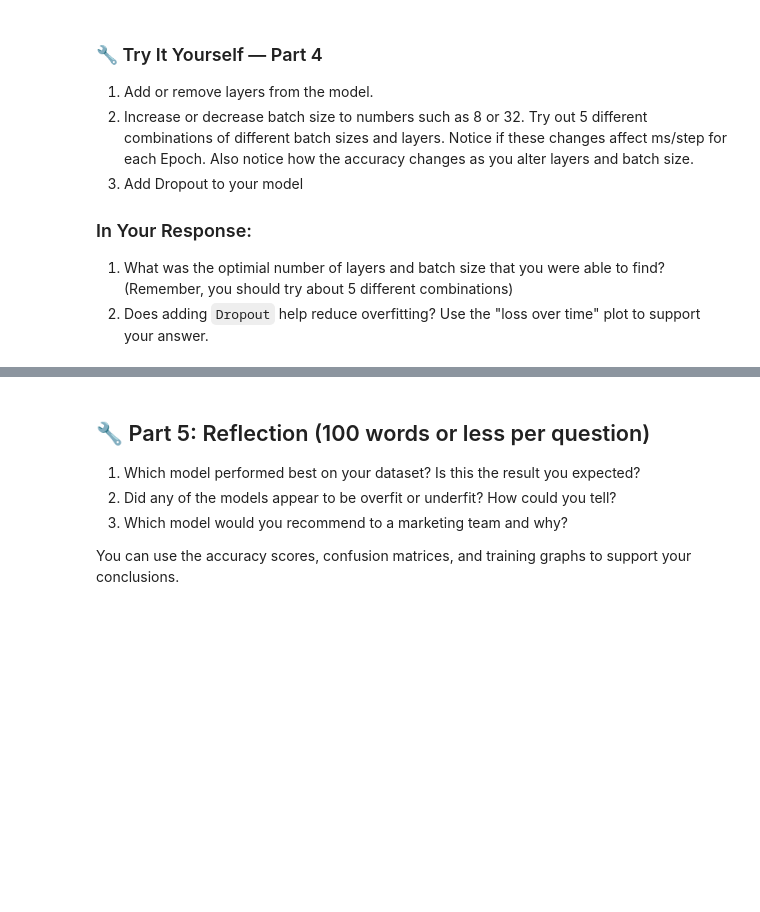
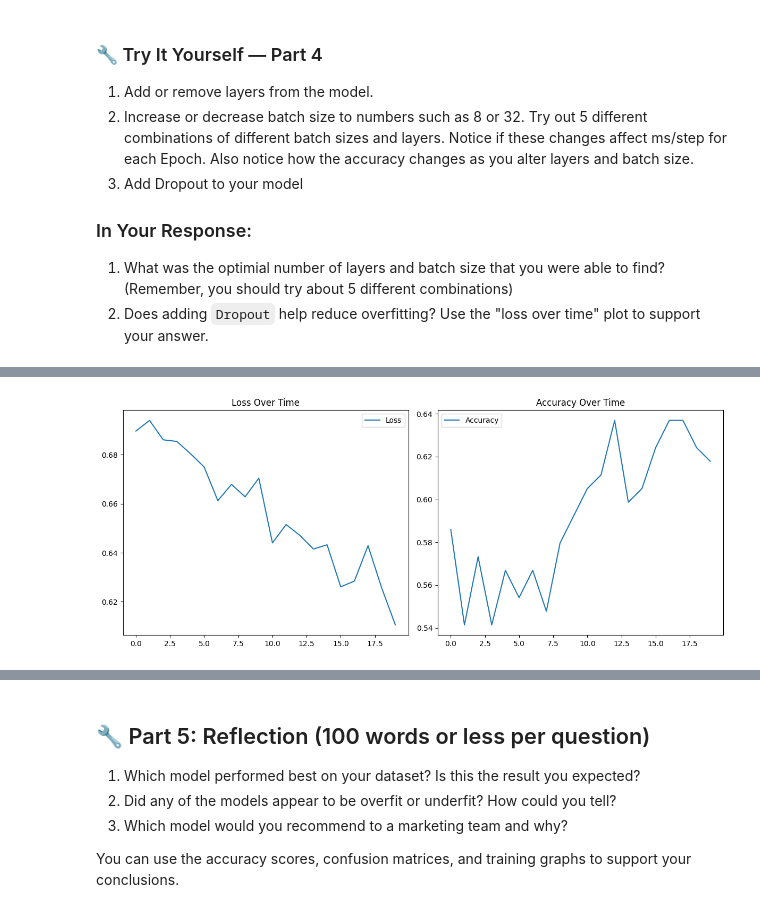
Before and after one commit to expely/Business-Analytics-Labs, a Jupyter notebook: Labs/lab_12_bayes_svm_neural.ipynb, the cells around one changed output, grey strips where cells are left out. Saved outputs shown, nothing was run; the diff lists cells and outputs as text; code cells hidden in the pictures; blank space fills up the shorter version.

```diff
--- a/Labs/lab_12_bayes_svm_neural.ipynb
+++ b/Labs/lab_12_bayes_svm_neural.ipynb
@@ -208,0 +288,24 @@ print("Accuracy:", accuracy_score(y_test_svm, y_pred_svm))
+# %%
+# Train SVM With 0.1
+svm_model = SVC(kernel='linear', C=0.1, gamma='scale')
+svm_model.fit(X_train_svm, y_train_svm)
+
+# Predict
+y_pred_svm = svm_model.predict(X_test_svm)
+
+# Evaluate
+print("0.1 Confusion Matrix:\n", confusion_matrix(y_test_svm, y_pred_svm))
+print("\n0.1 Classification Report:\n", classification_report(y_test_svm, y_pred_svm))
+print("0.1 Accuracy:", accuracy_score(y_test_svm, y_pred_svm))
+
+# Train SVM With 10
+svm_model = SVC(kernel='linear', C=10, gamma='scale')
+svm_model.fit(X_train_svm, y_train_svm)
+
+# Predict
+y_pred_svm = svm_model.predict(X_test_svm)
+
+# Evaluate
+print("10 Confusion Matrix:\n", confusion_matrix(y_test_svm, y_pred_svm))
+print("\n10 Classification Report:\n", classification_report(y_test_svm, y_pred_svm))
+print("10 Accuracy:", accuracy_score(y_test_svm, y_pred_svm))
@@ -277,0 +614,18 @@ plt.show()
+# %%
+# Plot learning curves with dropout
+import matplotlib.pyplot as plt
+
+plt.figure(figsize=(12, 5))
+plt.subplot(1, 2, 1)
+plt.plot(history.history['loss'], label='Loss')
+plt.title('Loss Over Time')
+plt.legend()
+
+plt.subplot(1, 2, 2)
+plt.plot(history.history['accuracy'], label='Accuracy')
+plt.title('Accuracy Over Time')
+plt.legend()
+plt.tight_layout()
+plt.show()
+# %% [output]
+[figure, added]
```
Also changed, not shown: parts of 20 cells of this notebook.
